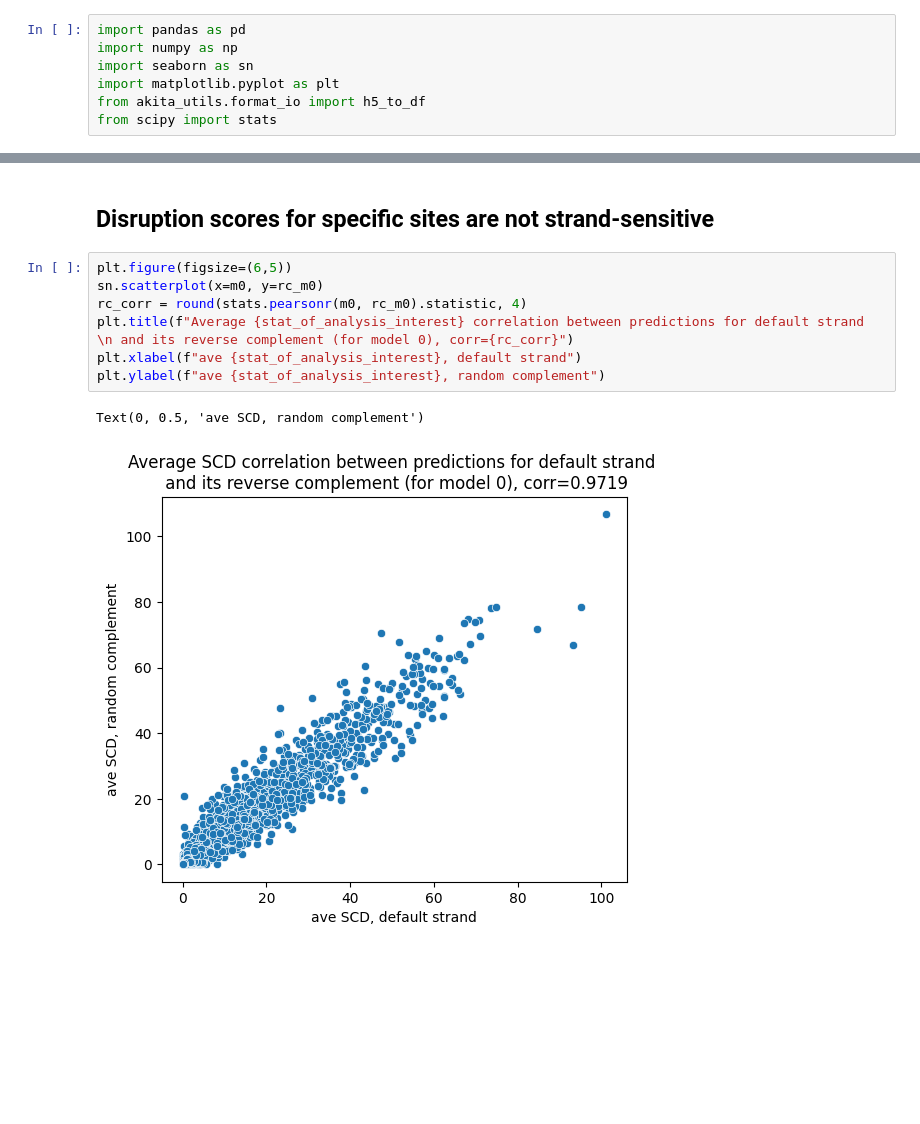
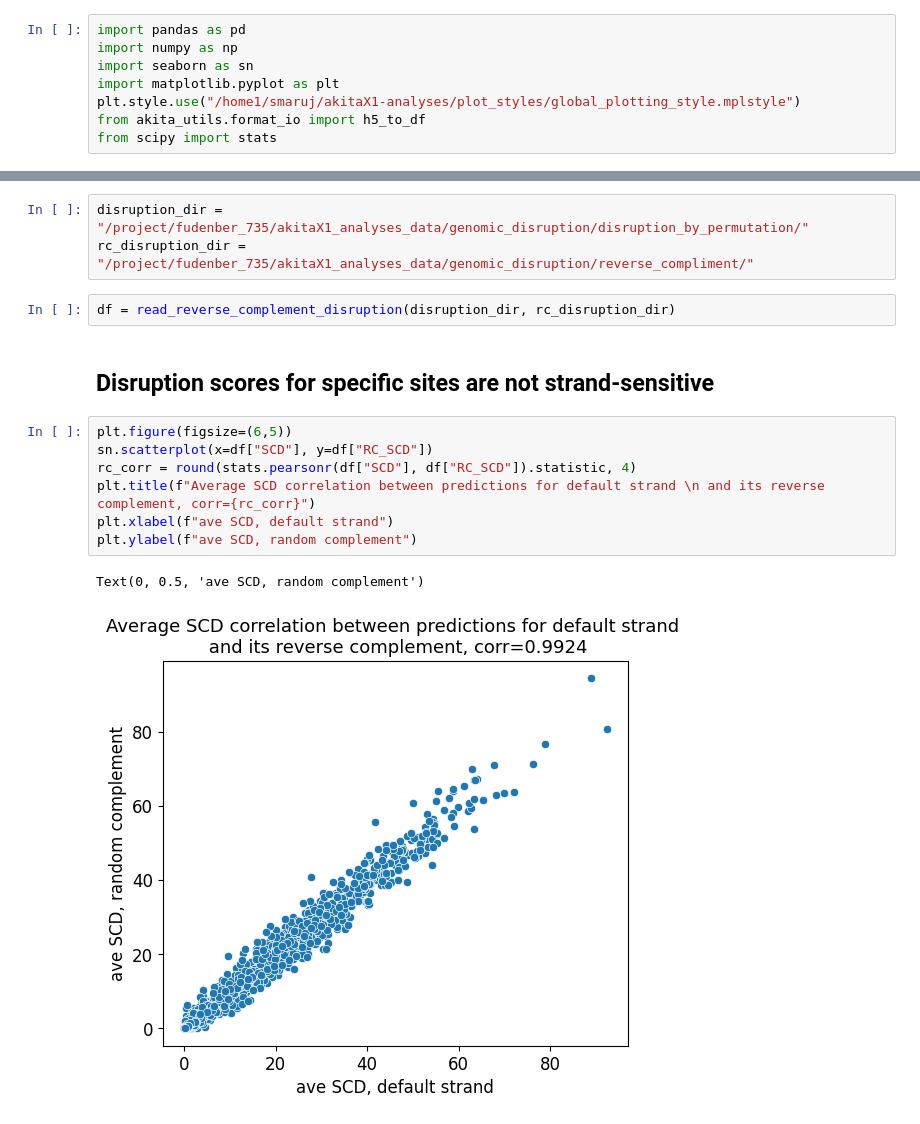
Before and after one commit to Fudenberg-Research-Group/akitaV2-analyses, a Jupyter notebook: experiments/genomic_disruption/reverse_compliment/analysis/analysis.ipynb, the cells around one changed output, grey strips where cells are left out. Cells and saved outputs as stored; diff of their text form; blank space fills up the shorter version.

Commit message:
reverse complement - averaging over 4 models, updating path to the input tsv

```diff
--- a/experiments/genomic_disruption/reverse_compliment/analysis/analysis.ipynb
+++ b/experiments/genomic_disruption/reverse_compliment/analysis/analysis.ipynb
@@ -3,6 +3,7 @@ import pandas as pd
 import numpy as np
 import seaborn as sn
 import matplotlib.pyplot as plt
+plt.style.use("/home1/smaruj/akitaX1-analyses/plot_styles/global_plotting_style.mplstyle")
 from akita_utils.format_io import h5_to_df
 from scipy import stats
 # %%
@@ -35,12 +13,17 @@ rc_m0 = df_rc_m0[[f"{stat_of_analysis_interest}_h1_m0_t0",
+# %%
+disruption_dir = "/project/fudenber_735/akitaX1_analyses_data/genomic_disruption/disruption_by_permutation/"
+rc_disruption_dir = "/project/fudenber_735/akitaX1_analyses_data/genomic_disruption/reverse_compliment/"
+# %%
+df = read_reverse_complement_disruption(disruption_dir, rc_disruption_dir)
 # %% [markdown]
 ## Disruption scores for specific sites are not strand-sensitive
 # %%
 plt.figure(figsize=(6,5))
-sn.scatterplot(x=m0, y=rc_m0)
-rc_corr = round(stats.pearsonr(m0, rc_m0).statistic, 4)
-plt.title(f"Average {stat_of_analysis_interest} correlation between predictions for default strand \n and its reverse complement (for model 0), corr={rc_corr}")
-plt.xlabel(f"ave {stat_of_analysis_interest}, default strand")
-plt.ylabel(f"ave {stat_of_analysis_interest}, random complement")
+sn.scatterplot(x=df["SCD"], y=df["RC_SCD"])
+rc_corr = round(stats.pearsonr(df["SCD"], df["RC_SCD"]).statistic, 4)
+plt.title(f"Average SCD correlation between predictions for default strand \n and its reverse complement, corr={rc_corr}")
+plt.xlabel(f"ave SCD, default strand")
+plt.ylabel(f"ave SCD, random complement")
 # %% [output]
 Text(0, 0.5, 'ave SCD, random complement')
-[figure, old version]
+[figure, new version]
```
Also changed, not shown: parts of 7 cells of this notebook, 2 other files.
